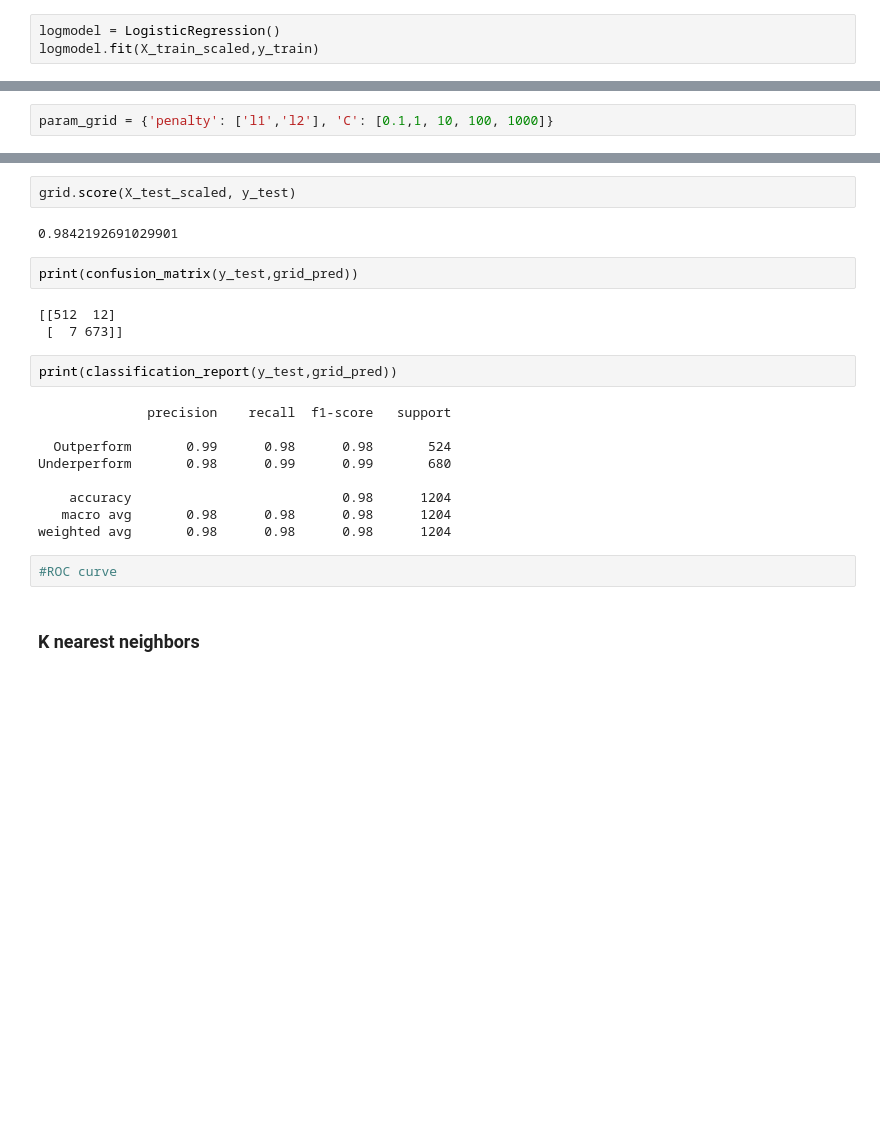
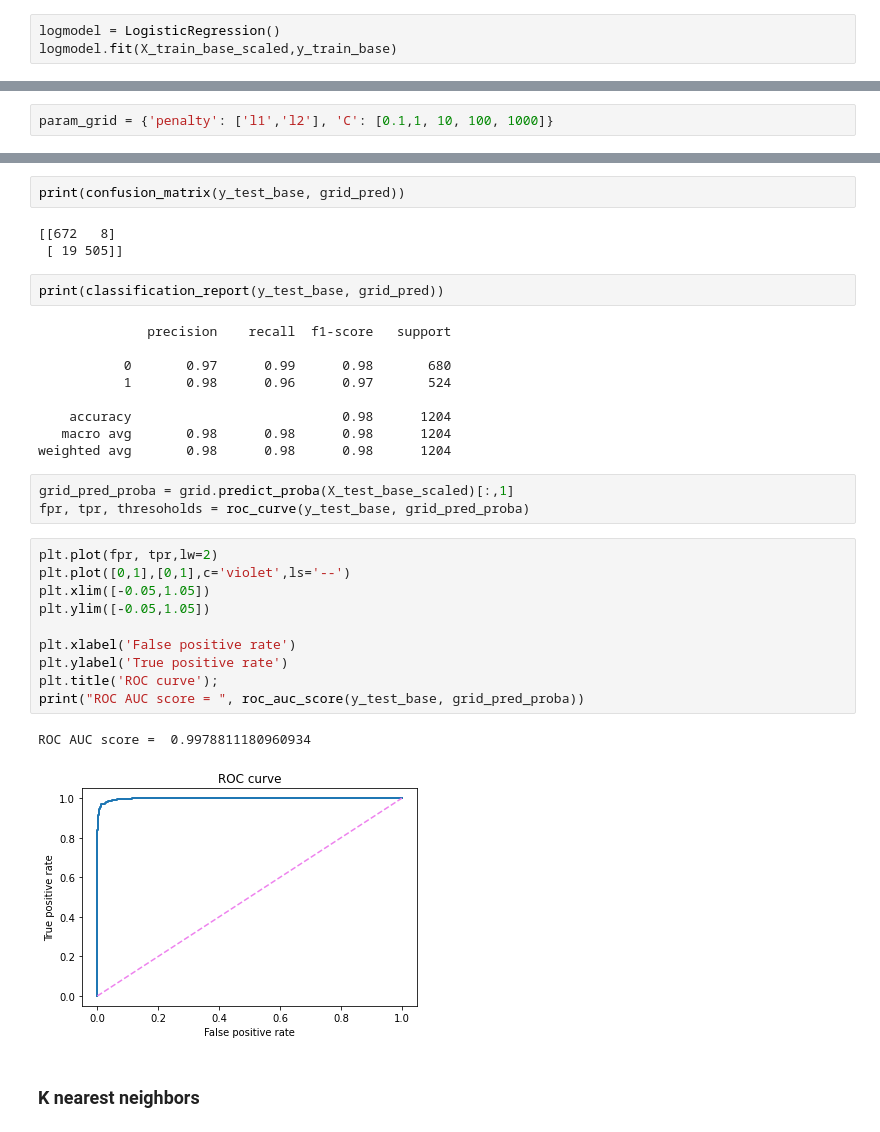
Before and after one commit to mkschoi/project3_mutualfundperf, a Jupyter notebook: Notebooks/project3_modeling.ipynb, the cells around one changed output, grey strips where cells are left out. Drawn from its saved outputs; the diff is of its cells as text; blank space fills up the shorter version.

```diff
--- a/Notebooks/project3_modeling.ipynb
+++ b/Notebooks/project3_modeling.ipynb
@@ -47,5 +48,5 @@ X_test_scaled = scaler.transform(X_test)
 # %%
 logmodel = LogisticRegression()
-logmodel.fit(X_train_scaled,y_train)
+logmodel.fit(X_train_base_scaled,y_train_base)
 # %% [output]
 LogisticRegression()
@@ -198,25 +101,35 @@ grid_pred = grid.predict(X_test_scaled)
-# %%
-grid.score(X_test_scaled, y_test)
-# %% [output]
-0.9842192691029901
 # %%
-print(confusion_matrix(y_test,grid_pred))
+print(confusion_matrix(y_test_base, grid_pred))
 # %% [output]
-[[512  12]
- [  7 673]]
+[[672   8]
+ [ 19 505]]
 # %%
-print(classification_report(y_test,grid_pred))
+print(classification_report(y_test_base, grid_pred))
 # %% [output]
               precision    recall  f1-score   support
 
-  Outperform       0.99      0.98      0.98       524
-Underperform       0.98      0.99      0.99       680
+           0       0.97      0.99      0.98       680
+           1       0.98      0.96      0.97       524
 
     accuracy                           0.98      1204
    macro avg       0.98      0.98      0.98      1204
 weighted avg       0.98      0.98      0.98      1204
-# %%
-#ROC curve
+# %%
+grid_pred_proba = grid.predict_proba(X_test_base_scaled)[:,1]
+fpr, tpr, thresoholds = roc_curve(y_test_base, grid_pred_proba)
+# %%
+plt.plot(fpr, tpr,lw=2)
+plt.plot([0,1],[0,1],c='violet',ls='--')
+plt.xlim([-0.05,1.05])
+plt.ylim([-0.05,1.05])
+
+plt.xlabel('False positive rate')
+plt.ylabel('True positive rate')
+plt.title('ROC curve');
+print("ROC AUC score = ", roc_auc_score(y_test_base, grid_pred_proba))
+# %% [output]
+ROC AUC score =  0.9978811180960934
+[figure, added]
 # %% [markdown]
 ### K nearest neighbors
 # %%
```
Also changed, not shown: parts of 112 cells of this notebook, 5 other files.
